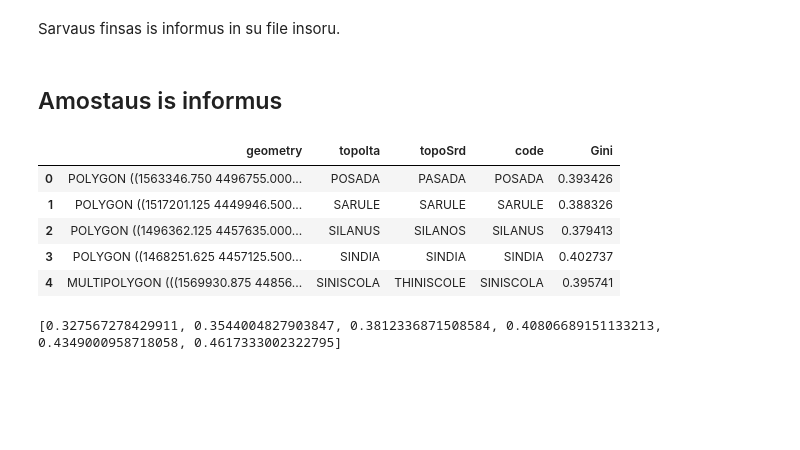
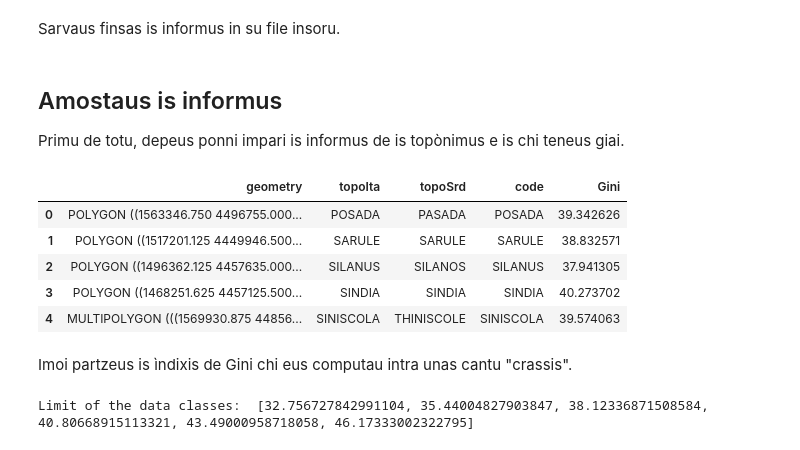
Before and after one commit to sustainablesardinia/educational-poverty, a Jupyter notebook: Gini.ipynb, the cells around one changed output. Drawn from its saved outputs; the diff is of its cells as text; code cells hidden in the pictures; blank space fills up the shorter version.

```diff
--- a/Gini.ipynb
+++ b/Gini.ipynb
@@ -8,7 +8,8 @@ funt donaus cun licèntzia [CC BY 3.0](https://creativecommons.org/licenses/by/3
 # %%
 import pandas as pd
 
-raw_data = pd.read_csv('MEF_REDDITIIRPEF_COM_31012022114626669.csv')
+raw_data = pd.read_csv(
+    'data/arrenda-irpef-comunus-2022-01-31.csv', encoding="utf-8", comment='#')
 raw_data.head()
 # %% [output]
 |  | ITTER107 | Territorio | TIPO_DATO_MEF | Tipo dato | IMPORTOEURO | Classe di importo | TIME | ... |
@@ -20,7 +21,8 @@ raw_data.head()
 # %% [markdown]
 Limpiaus is informus, ndi bogaus is colonnas chi no eus a imperai.
 # %%
-raw_data.drop(["ITTER107", "TIPO_DATO_MEF", "IMPORTOEURO", "TIME"], axis=1, inplace=True)
+raw_data.drop(["ITTER107", "TIPO_DATO_MEF", "IMPORTOEURO",
+              "TIME"], axis=1, inplace=True)
 # %% [markdown]
 Po dònnia "crassi de arrenda" poneus una litera. De i-custa manera is crassis ddas podeus
 ordinai allestru candu si serbit.
@@ -105,6 +111,7 @@ src="https://upload.wikimedia.org/wikipedia/commons/thumb/5/59/Economics_Gini_co
 width="400px"></img>
 # %%
 import numpy as np
+
 
 def _compute_gini(data):
     data = data.sort_values('Classe', ascending=True).reset_index()
@@ -119,7 +126,7 @@ def _compute_gini(data):
 
     equality_area = taxpayers.sum()*income.sum()/2
 
-    gini = (equality_area-total_area)/equality_area
+    gini = (equality_area-total_area)/equality_area*100
     return gini
 
 
@@ -138,47 +145,59 @@ gini_index.head()
 Sarvaus finsas is informus in su file insoru.
 # %%
 gini_index.to_csv('data/gini.csv')
-# %% [markdown]
-## Amostaus is informus
+# %% [markdown]
+## Amostaus is informus
+
+Primu de totu, depeus ponni impari is informus de is topònimus e is chi teneus giai.
 # %%
 import sardinia_map
 
 map = sardinia_map.get_sardinia_map()
 
 gini_index['Territorio'] = gini_index['Territorio'].apply(
     sardinia_map.standardise_toponym)
 
 gini_map = pd.merge(map, gini_index,
                     how="left",
                     left_on="code",
                     right_on="Territorio")
 gini_map.drop(['istatCode', 'Territorio'],  axis=1, inplace=True)
-print.head()
+gini_map.head()
 # %% [output]
 |  | geometry | topoIta | topoSrd | code | Gini |
-| 0 | POLYGON ((1563346.750 4496755.000... | POSADA | PASADA | POSADA | 0.393426 |
-| 1 | POLYGON ((1517201.125 4449946.500... | SARULE | SARULE | SARULE | 0.388326 |
-| 2 | POLYGON ((1496362.125 4457635.000... | SILANUS | SILANOS | SILANUS | 0.379413 |
-| 3 | POLYGON ((1468251.625 4457125.500... | SINDIA | SINDIA | SINDIA | 0.402737 |
-| 4 | MULTIPOLYGON (((1569930.875 44856... | SINISCOLA | THINISCOLE | SINISCOLA | 0.395741 |
+| 0 | POLYGON ((1563346.750 4496755.000... | POSADA | PASADA | POSADA | 39.342626 |
+| 1 | POLYGON ((1517201.125 4449946.500... | SARULE | SARULE | SARULE | 38.832571 |
+| 2 | POLYGON ((1496362.125 4457635.000... | SILANUS | SILANOS | SILANUS | 37.941305 |
+| 3 | POLYGON ((1468251.625 4457125.500... | SINDIA | SINDIA | SINDIA | 40.273702 |
+| 4 | MULTIPOLYGON (((1569930.875 44856... | SINISCOLA | THINISCOLE | SINISCOLA | 39.574063 |
+# %% [markdown]
+Imoi partzeus is ìndixis de Gini chi eus computau intra unas cantu "crassis".
 # %%
-def _get_classes(df):
+import math
+num_classes = 6
+
+
+def _get_classes(df, num_classes):
     actual_min = df['Gini'].min()
     actual_max = df['Gini'].max()
 
-    classes = np.linspace(actual_min, actual_max, 6).tolist() + [actual_min, actual_max]
+    classes = np.linspace(actual_min, actual_max,
+                          num_classes).tolist() + [actual_min, actual_max]
     return sorted(set(classes))
+
 
 def _compute_class(v, classes):
     for index in range(0, len(classes)):
         if v >= classes[index] and v < classes[index+1]:
             return index
-        if v==classes[-1]:
+        if v == classes[-1]:
             return len(classes)-1
     return None
 
-classes = _get_classes(gini_map)
-print(classes)
-gini_map['Class'] = gini_map['Gini'].apply(lambda g: _compute_class(g, classes))
+
+classes = _get_classes(gini_map, num_classes)
+print("Limit of the data classes: ", classes)
+gini_map['Class'] = gini_map['Gini'].apply(
+    lambda g: _compute_class(g, classes))
 # %% [output]
-[0.327567278429911, 0.3544004827903847, 0.3812336871508584, 0.40806689151133213, 0.4349000958718058, 0.4617333002322795]
+Limit of the data classes:  [32.756727842991104, 35.44004827903847, 38.12336871508584, 40.80668915113321, 43.49000958718058, 46.17333002322795]
```
Also changed, not shown: parts of 24 cells of this notebook, 10 other files.
